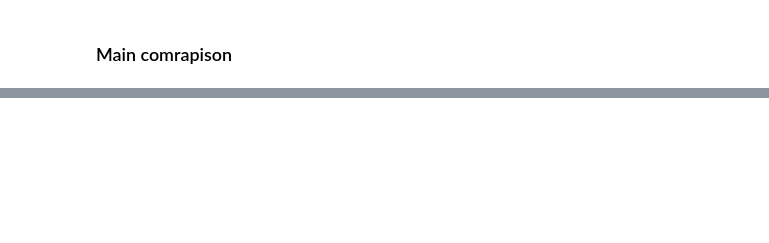
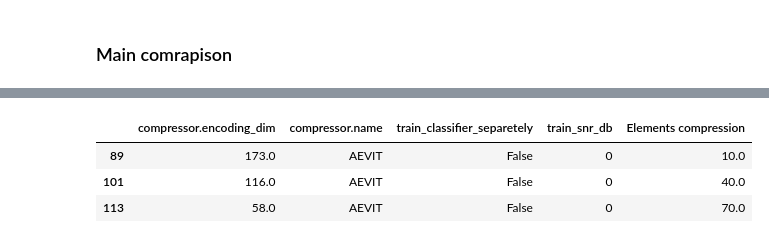
Before and after one commit to alessiodevoto/peekvit, a Jupyter notebook: result_processing_august.ipynb, the cells around one changed output, grey strips where cells are left out. Cells and saved outputs as stored; diff of their text form; code cells hidden in the pictures; blank space fills up the shorter version.

```diff
--- a/result_processing_august.ipynb
+++ b/result_processing_august.ipynb
@@ -357,0 +438,7 @@ plt.show()
+# %%
+unique_combinations
+# %% [output]
+|  | compressor.encoding_dim | compressor.name | train_classifier_separetely | train_snr_db | Elements compression |
+| 89 | 173.0 | AEVIT | False | 0 | 10.0 |
+| 101 | 116.0 | AEVIT | False | 0 | 40.0 |
+| 113 | 58.0 | AEVIT | False | 0 | 70.0 |
```
Also changed, not shown: parts of 8 cells of this notebook, 10 other files.
